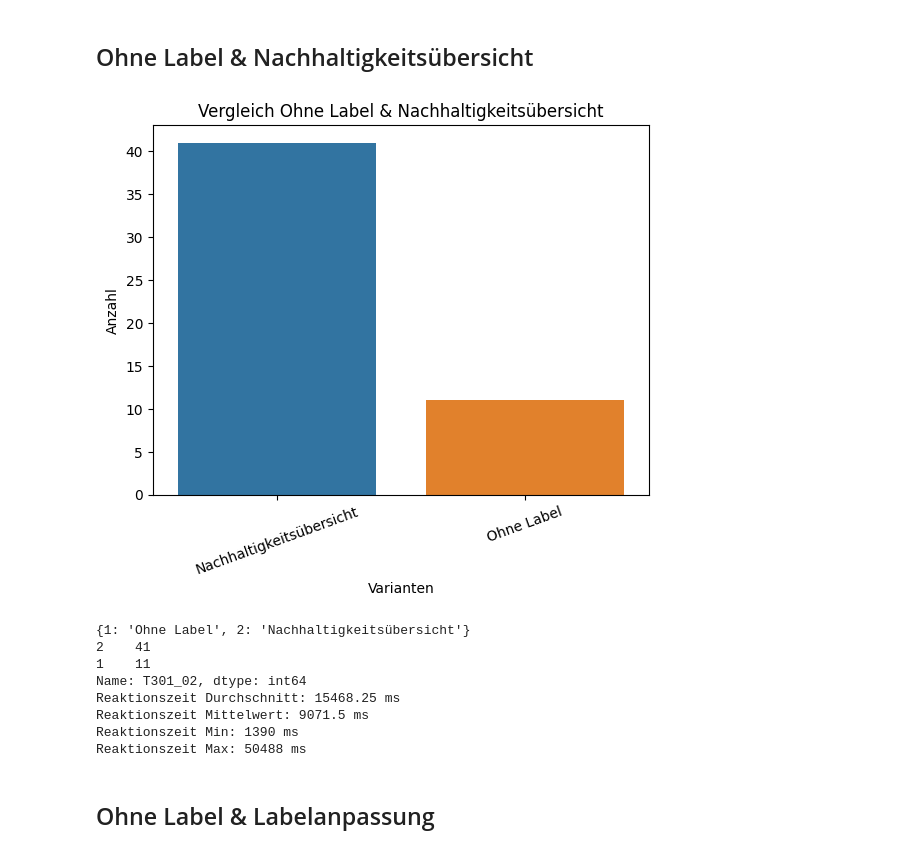
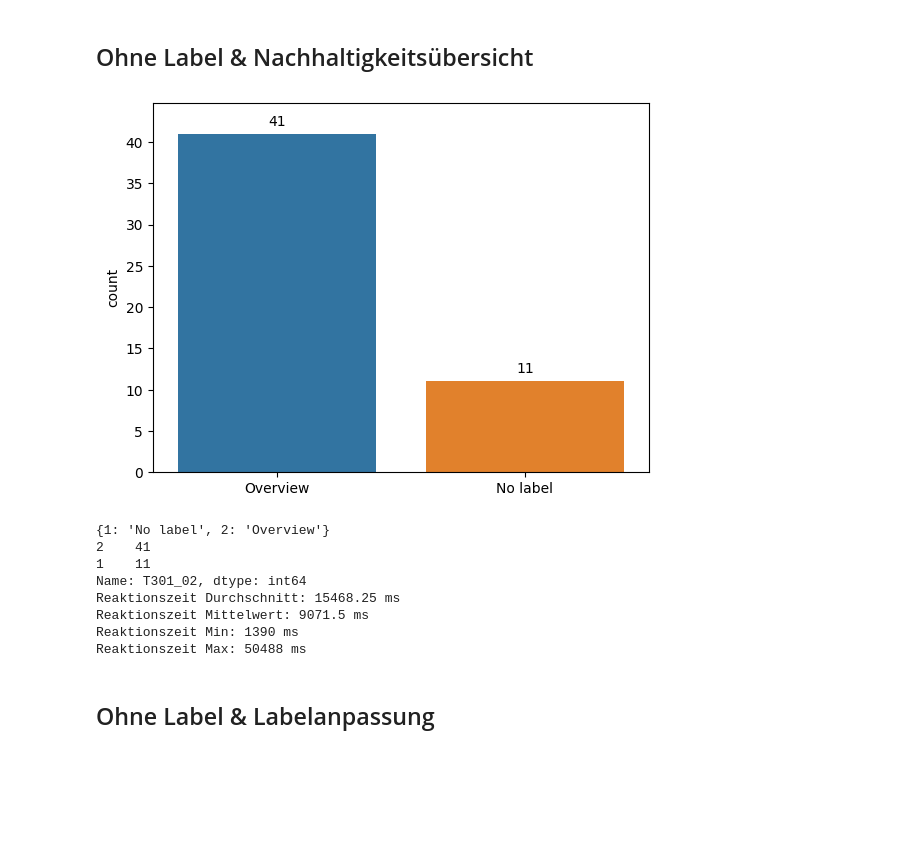
Before and after one commit to erikblank/evaluation_sustainability_study, a Jupyter notebook: auswertung.ipynb, the cells around one changed output. Drawn from its saved outputs; the diff is of its cells as text; code cells hidden in the pictures; blank space fills up the shorter version.

```diff
--- a/auswertung.ipynb
+++ b/auswertung.ipynb
@@ -230,16 +232,19 @@ Name: T206, dtype: int64
 ## Ohne Label & Nachhaltigkeitsampel
 # %%
 values = df['T301_01']
-mapping = {1: 'Ohne Label', 2: 'Nachhaltigkeitsampel'}
+mapping = {1: 'No label', 2: 'Traffic light'}
 data_mapped = [mapping[x] for x in values]
-sns.countplot(x=data_mapped)
-plt.xlabel('Varianten')
-plt.xticks(rotation=20)
-plt.ylabel('Anzahl')
-plt.title("Vergleich Ohne Label & Nachhaltigkeitsampel")
+ax = sns.countplot(x=data_mapped)
+
+# add count labels above each bar
+for p in ax.patches:
+    ax.annotate(format(p.get_height(), '.0f'),
+                (p.get_x() + p.get_width() / 2., p.get_height()),
+                ha = 'center', va = 'center', xytext = (0, 9),
+                textcoords = 'offset points')
+ax.set_ylim(0, ax.get_ylim()[1]*1.04)
+
 plt.show()
-print(mapping)
-print(values.value_counts())
 
 reaction_time = df['T301_01a']
 print(f'Reaktionszeit Durchschnitt: {reaction_time.mean()} ms')
@@ -260,25 +261,29 @@ Reaktionszeit Max: 83377 ms
 ## Ohne Label & Nachhaltigkeitsübersicht
 # %%
 values = df['T301_02']
-mapping = {1: 'Ohne Label', 2: 'Nachhaltigkeitsübersicht'}
+mapping = {1: 'No label', 2: 'Overview'}
 data_mapped = [mapping[x] for x in values]
-sns.countplot(x=data_mapped)
-plt.xlabel('Varianten')
-plt.xticks(rotation=20)
-plt.ylabel('Anzahl')
-plt.title("Vergleich Ohne Label & Nachhaltigkeitsübersicht")
+ax = sns.countplot(x=data_mapped)
+
+# add count labels above each bar
+for p in ax.patches:
+    ax.annotate(format(p.get_height(), '.0f'),
+                (p.get_x() + p.get_width() / 2., p.get_height()),
+                ha = 'center', va = 'center', xytext = (0, 9),
+                textcoords = 'offset points')
+ax.set_ylim(0, ax.get_ylim()[1]*1.04)
 plt.show()
 print(mapping)
 print(values.value_counts())
 
 reaction_time = df['T301_02a']
 print(f'Reaktionszeit Durchschnitt: {reaction_time.mean()} ms')
 print(f'Reaktionszeit Mittelwert: {reaction_time.median()} ms')
 print(f'Reaktionszeit Min: {reaction_time.min()} ms')
 print(f'Reaktionszeit Max: {reaction_time.max()} ms')
 # %% [output]
-[figure, old version]
+[figure, new version]
-{1: 'Ohne Label', 2: 'Nachhaltigkeitsübersicht'}
+{1: 'No label', 2: 'Overview'}
 2    41
 1    11
 Name: T301_02, dtype: int64
```
Also changed, not shown: parts of 21 cells of this notebook.
